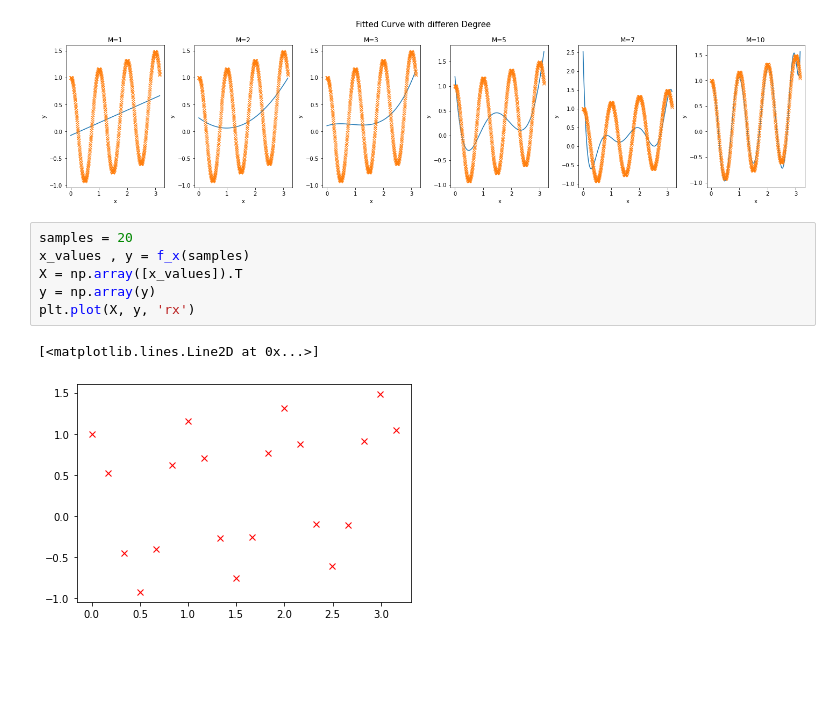
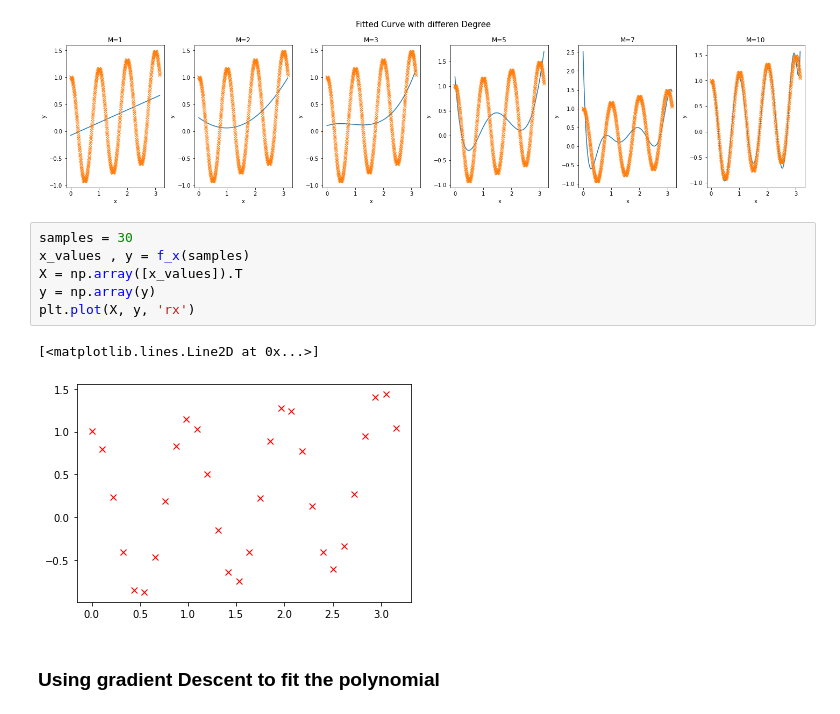
Before and after one commit to tauqeer112/linear_regression, a Jupyter notebook: part2.ipynb, the cells around one changed output. Cells and saved outputs as stored; diff of their text form; blank space fills up the shorter version.

```diff
--- a/part2.ipynb
+++ b/part2.ipynb
@@ -149,14 +144,16 @@ plt.show()
 # %% [output]
 [figure]
 # %%
-samples = 20
+samples = 30
 x_values , y = f_x(samples)
 X = np.array([x_values]).T
 y = np.array(y)
 plt.plot(X, y, 'rx')
 # %% [output]
 [<matplotlib.lines.Line2D at 0x...>]
-[figure, old version]
+[figure, new version]
+# %% [markdown]
+<h3> Using gradient Descent to fit the polynomial
 # %%
 def predict(X, weights):
     return X @ weights
```
Also changed, not shown: parts of 12 cells of this notebook, 1 other file.
